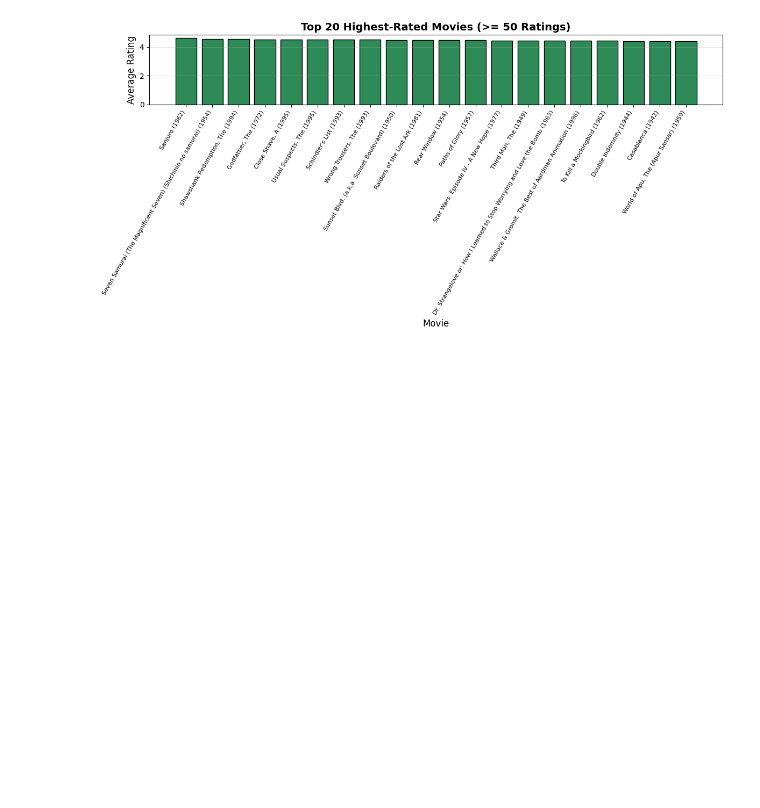
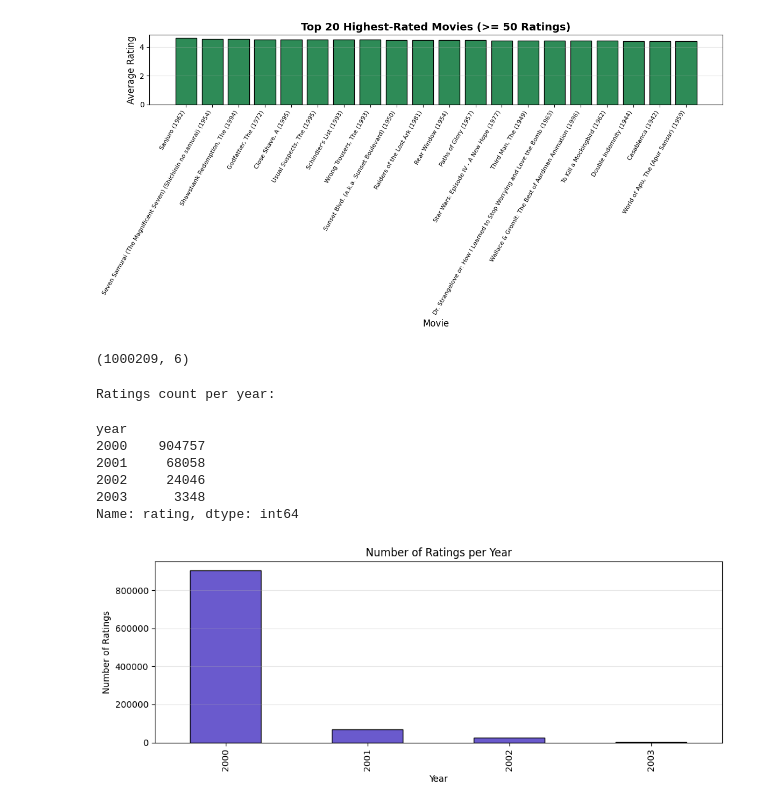
Before and after one commit to abbasatayee/movie-mate, a Jupyter notebook: src/eda/eda-1m.ipynb, the cells around one changed output. Cells and saved outputs as stored; diff of their text form; code cells hidden in the pictures; blank space fills up the shorter version.

```diff
--- a/src/eda/eda-1m.ipynb
+++ b/src/eda/eda-1m.ipynb
@@ -109,3 +109,40 @@ plt.tight_layout()
 plt.show()
 # %% [output]
 [figure]
+# %%
+print(merged_df.shape)
+if not pd.api.types.is_datetime64_any_dtype(merged_df['timestamp']):
+    ratings_time = merged_df.copy()
+    ratings_time['datetime'] = pd.to_datetime(ratings_time['timestamp'], unit='s')
+else:
+    ratings_time = merged_df.copy()
+    ratings_time['datetime'] = ratings_time['timestamp']
+
+ratings_time['year'] = ratings_time['datetime'].dt.year
+ratings_time['month'] = ratings_time['datetime'].dt.to_period('M')
+ratings_time['date'] = ratings_time['datetime'].dt.date
+
+# 1) Ratings count per year
+ratings_per_year = ratings_time.groupby('year')['rating'].count()
+
+rprint('[bold cyan]Ratings count per year:[/bold cyan]')
+rprint(ratings_per_year)
+
+plt.figure(figsize=(10, 4))
+ratings_per_year.plot(kind='bar', color='slateblue', edgecolor='black')
+plt.title('Number of Ratings per Year')
+plt.xlabel('Year')
+plt.ylabel('Number of Ratings')
+plt.grid(axis='y', alpha=0.3)
+plt.tight_layout()
+plt.show()
+# %% [output]
+(1000209, 6)
+Ratings count per year:
+year
+2000    904757
+2001     68058
+2002     24046
+2003      3348
+Name: rating, dtype: int64
+[figure, added]
```
Also changed, not shown: 1 other file.
